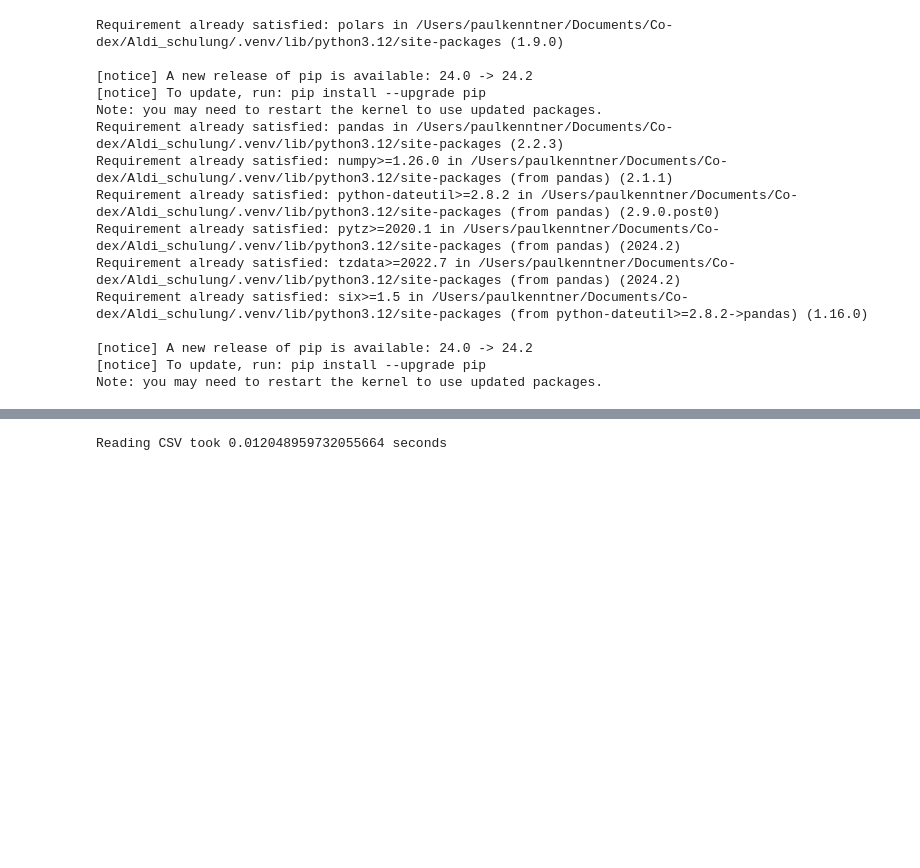
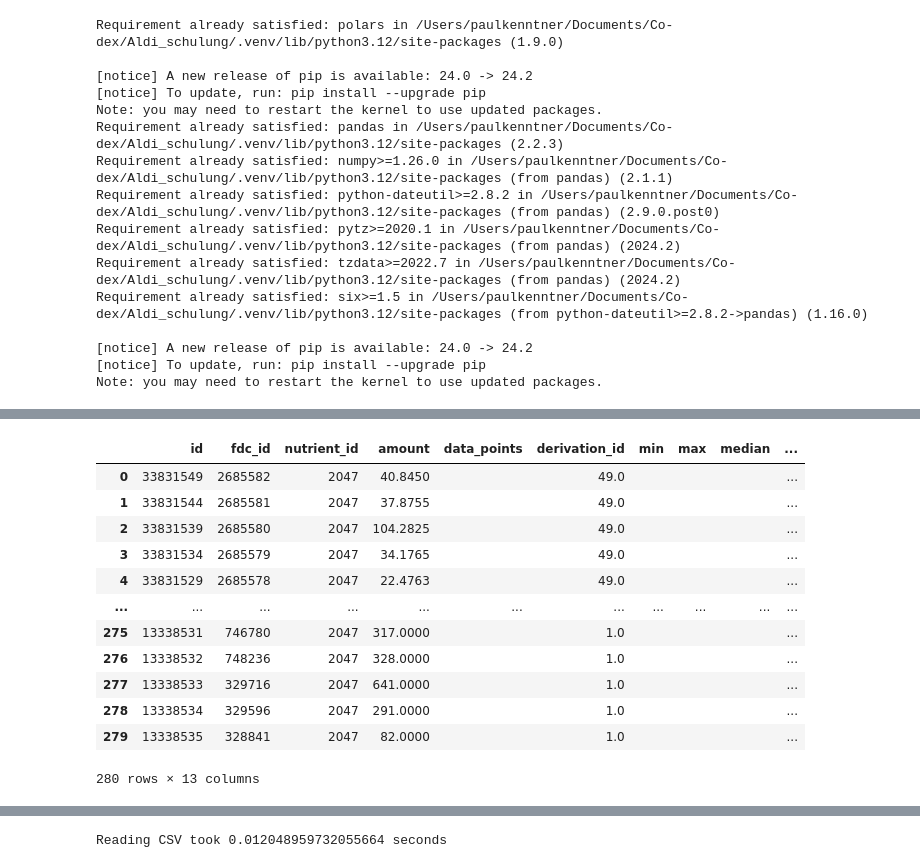
Before and after one commit to Qualidy/wiki-python-profi, a Jupyter notebook: coding/intro_polars.ipynb, the cells around one changed output, grey strips where cells are left out. Drawn from its saved outputs; the diff is of its cells as text; code cells hidden in the pictures; blank space fills up the shorter version.

```diff
--- a/coding/intro_polars.ipynb
+++ b/coding/intro_polars.ipynb
@@ -45,6 +45,25 @@ shape: (27_800_079, 13)
 | 33291456 | 2643664 | 2069 | 19.7 | "1" | 1 | "" | "" | "" | "" | ... |
 | 33291457 | 2643665 | 2069 | 10.9 | "1" | 1 | "" | "" | "" | "" | ... |
 | 33291458 | 2643666 | 2069 | 20.4 | "1" | 1 | "" | "" | "" | "" | ... |
+# %%
+import pandas as pd
+pandas_df = df.to_pandas()
+# %%
+pandas_df[pandas_df["nutrient_id"] == 2047]
+# %% [output]
+|  | id | fdc_id | nutrient_id | amount | data_points | derivation_id | min | max | median | ... |
+| 0 | 33831549 | 2685582 | 2047 | 40.8450 |  | 49.0 |  |  |  | ... |
+| 1 | 33831544 | 2685581 | 2047 | 37.8755 |  | 49.0 |  |  |  | ... |
+| 2 | 33831539 | 2685580 | 2047 | 104.2825 |  | 49.0 |  |  |  | ... |
+| 3 | 33831534 | 2685579 | 2047 | 34.1765 |  | 49.0 |  |  |  | ... |
+| 4 | 33831529 | 2685578 | 2047 | 22.4763 |  | 49.0 |  |  |  | ... |
+| ... | ... | ... | ... | ... | ... | ... | ... | ... | ... | ... |
+| 275 | 13338531 | 746780 | 2047 | 317.0000 |  | 1.0 |  |  |  | ... |
+| 276 | 13338532 | 748236 | 2047 | 328.0000 |  | 1.0 |  |  |  | ... |
+| 277 | 13338533 | 329716 | 2047 | 641.0000 |  | 1.0 |  |  |  | ... |
+| 278 | 13338534 | 329596 | 2047 | 291.0000 |  | 1.0 |  |  |  | ... |
+| 279 | 13338535 | 328841 | 2047 | 82.0000 |  | 1.0 |  |  |  | ... |
+280 rows × 13 columns
 # %%
 start = time.time()
 df.filter(pl.col("nutrient_id") == 2047)
```
Also changed, not shown: parts of 5 cells of this notebook, 10 other files.
